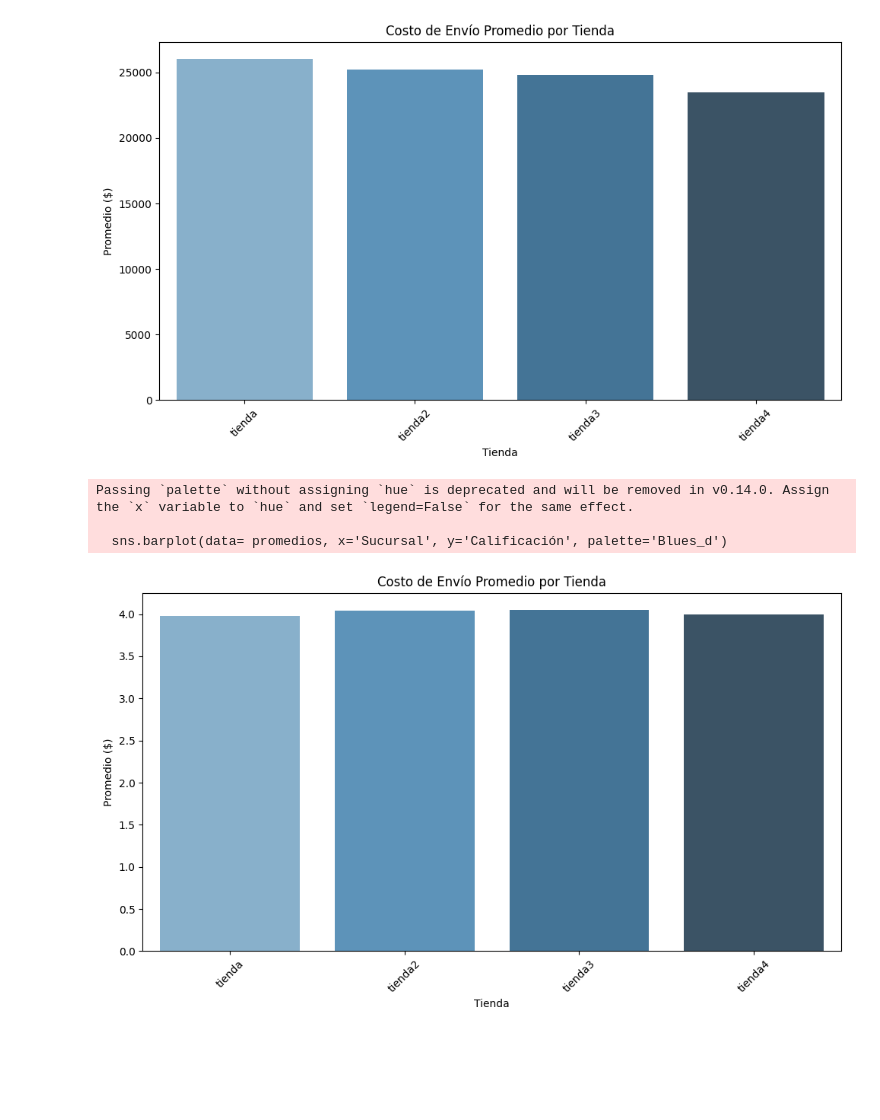
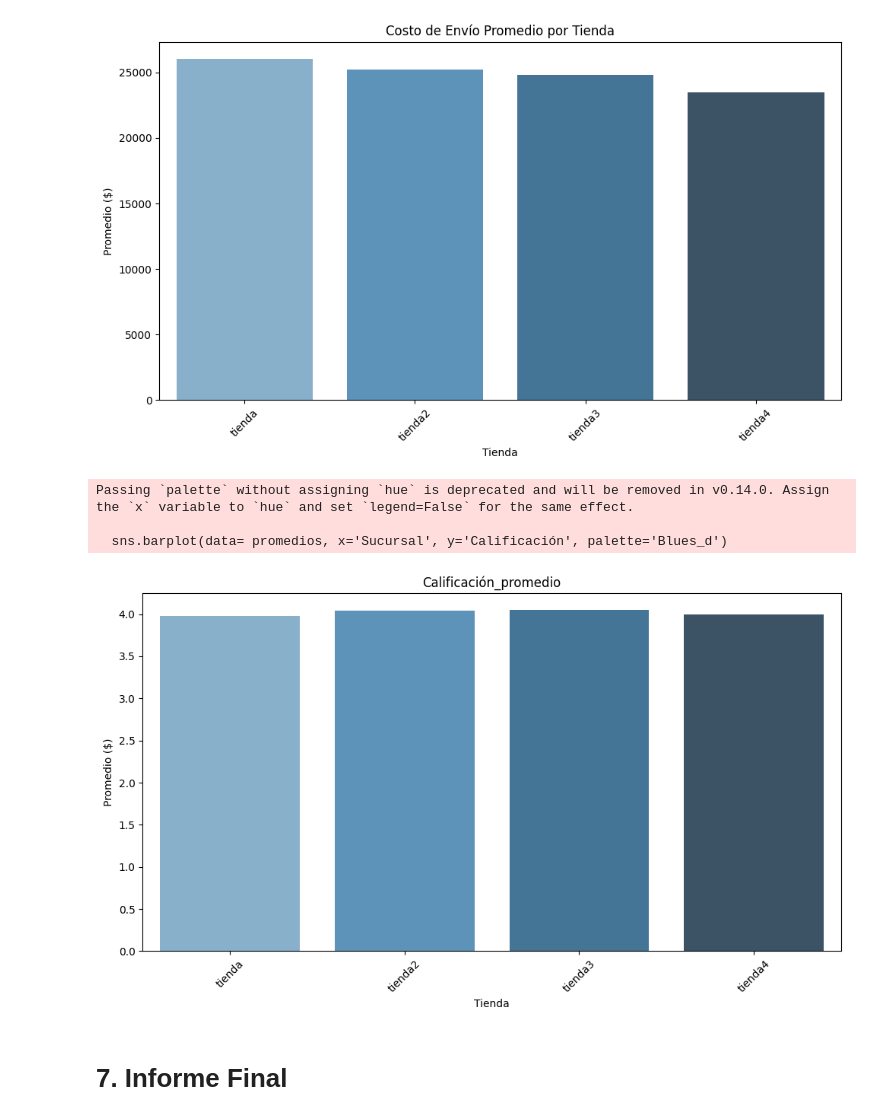
Before and after one commit to MaFe2049/Proyecto_Python1, a Jupyter notebook: AluraStoreLatam.ipynb, the cells around one changed output. Saved outputs shown, nothing was run; the diff lists cells and outputs as text; code cells hidden in the pictures; blank space fills up the shorter version.

```diff
--- a/AluraStoreLatam.ipynb
+++ b/AluraStoreLatam.ipynb
@@ -216,18 +236,20 @@ Passing `palette` without assigning `hue` is deprecated and will be removed in v
 # %%
 import seaborn as sns
 import matplotlib.pyplot as plt
 
 plt.figure(figsize=(10, 6))
 sns.barplot(data= promedios, x='Sucursal', y='Calificación', palette='Blues_d')
 
-plt.title('Costo de Envío Promedio por Tienda')
+plt.title('Calificación_promedio')
 plt.ylabel('Promedio ($)')
 plt.xlabel('Tienda')
 plt.xticks(rotation=45)
 plt.tight_layout()
 plt.show()
 # %% [output]
 Passing `palette` without assigning `hue` is deprecated and will be removed in v0.14.0. Assign the `x` variable to `hue` and set `legend=False` for the same effect.
 
   sns.barplot(data= promedios, x='Sucursal', y='Calificación', palette='Blues_d')
-[figure, old version]
+[figure, new version]
+# %% [markdown]
+# **7. Informe Final**
```
Also changed, not shown: parts of 4 cells of this notebook.
